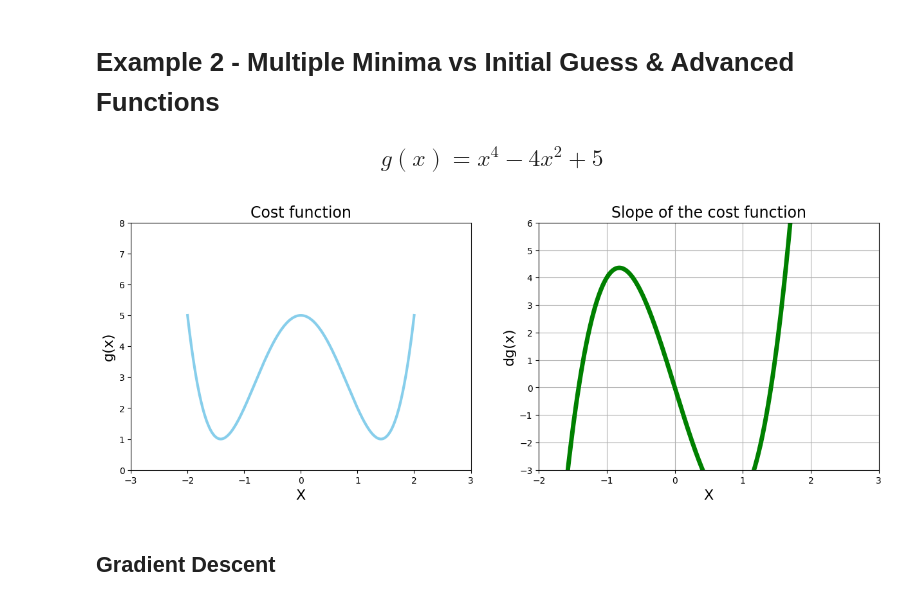
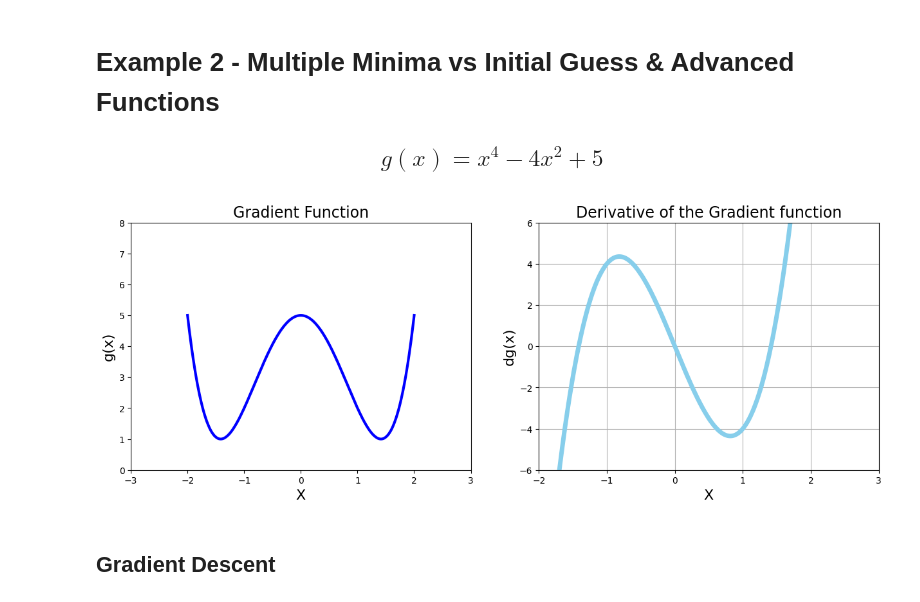
Before and after one commit to vignesh082/AIML_Projects_and_Labs, a Jupyter notebook: AIML_Project_Module_4.ipynb, the cells around one changed output. Cells and saved outputs as stored; diff of their text form; code cells hidden in the pictures.

```diff
--- a/AIML_Project_Module_4.ipynb
+++ b/AIML_Project_Module_4.ipynb
@@ -189,6 +192,7 @@ plt.show()
 
 ## $$g(x) = x^4 - 4x^2 + 5$$
 # %%
+
 ##########################
 ##########################
 
@@ -201,42 +205,42 @@ plt.show()
 x_2 = np.linspace(-2, 2, 1000)
 
 def g(x):
-    return (x**4)-(4*(x**2))+5 ## [REQUIRED]
+    return x ** 4 - 4 * x ** 2 + 5 ## [REQUIRED]
 
 def dg(x):
-    return (4*(x**3)-(8*x))## [REQUIRED]
+    return 4 * x ** 3 - 8 * x ## [REQUIRED]
 # %%
+
+
 ## TASK-3 : Plot function and derivative side by side like has been done earlier
-# Plot function and derivative side by side
+
 plt.figure(figsize=[15, 5])
 
-# 1 Chart: Cost function
 plt.subplot(1, 2, 1)
 
 plt.xlim(-3, 3)
 plt.ylim(0, 8)
 
-plt.title('Cost function', fontsize=17)
+plt.title('Gradient Function', fontsize=17)
 plt.xlabel('X', fontsize=16)
 plt.ylabel('g(x)', fontsize=16)
 
-plt.plot(x_2, g(x_2), color='skyblue', linewidth=3)
+plt.plot(x_2, g(x_2), color='blue', linewidth=3)
 
-# 2 Chart: Derivative
 plt.subplot(1, 2, 2)
 
-plt.title('Slope of the cost function', fontsize=17)
+plt.title('Derivative of the Gradient function', fontsize=17)
 plt.xlabel('X', fontsize=16)
 plt.ylabel('dg(x)', fontsize=16)
 plt.grid()
 plt.xlim(-2, 3)
-plt.ylim(-3, 6)
+plt.ylim(-6, 6)
 
-plt.plot(x_2, dg(x_2), color='green', linewidth=5)
+plt.plot(x_2, dg(x_2), color='skyblue', linewidth=5)
 
 plt.show()
 # %% [output]
-[figure, old version]
+[figure, new version]
 # %% [markdown]
 ## Gradient Descent
 # %%
```
Also changed, not shown: parts of 22 cells of this notebook.
